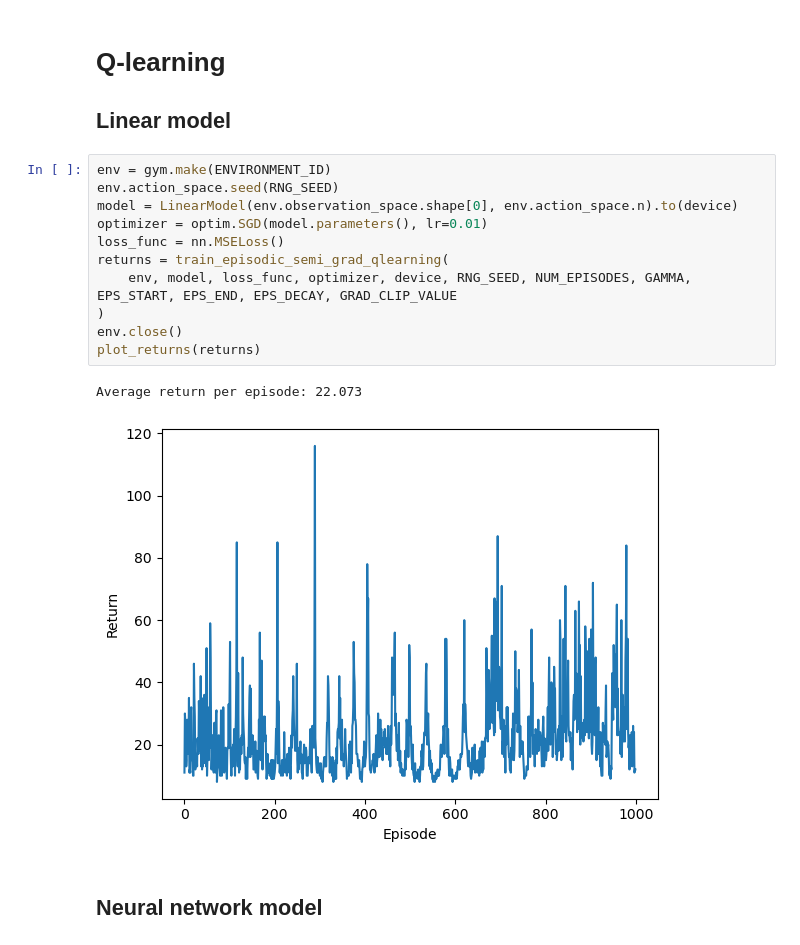
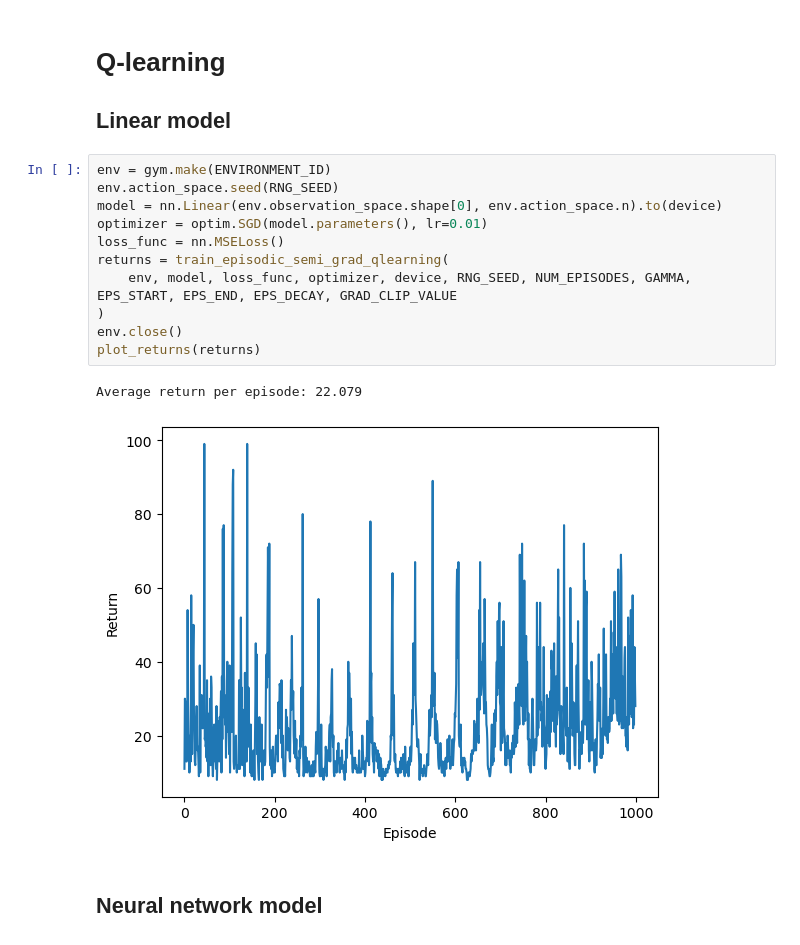
Before and after one commit to CarlFredriksson/rl-gymnasium-training, a Jupyter notebook: CartPole/cart_pole.ipynb, the cells around one changed output. Cells and saved outputs as stored; diff of their text form.

```diff
--- a/CartPole/cart_pole.ipynb
+++ b/CartPole/cart_pole.ipynb
@@ -84,17 +84,17 @@ Average return per episode: 74.521
 # %%
 env = gym.make(ENVIRONMENT_ID)
 env.action_space.seed(RNG_SEED)
-model = LinearModel(env.observation_space.shape[0], env.action_space.n).to(device)
+model = nn.Linear(env.observation_space.shape[0], env.action_space.n).to(device)
 optimizer = optim.SGD(model.parameters(), lr=0.01)
 loss_func = nn.MSELoss()
 returns = train_episodic_semi_grad_qlearning(
     env, model, loss_func, optimizer, device, RNG_SEED, NUM_EPISODES, GAMMA, EPS_START, EPS_END, EPS_DECAY, GRAD_CLIP_VALUE
 )
 env.close()
 plot_returns(returns)
 # %% [output]
-Average return per episode: 22.073
+Average return per episode: 22.079
-[figure, old version]
+[figure, new version]
 # %% [markdown]
 ## Neural network model
 # %%
```
Also changed, not shown: parts of 9 cells of this notebook, 1 other file.
